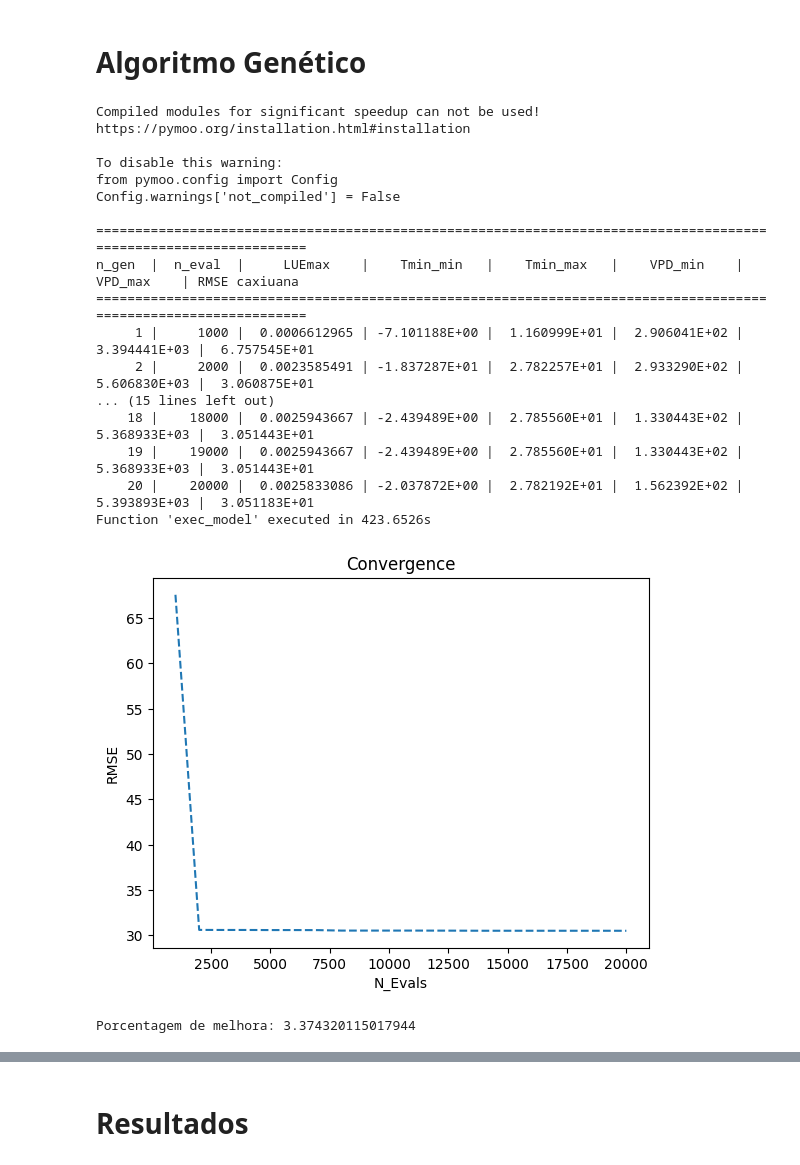
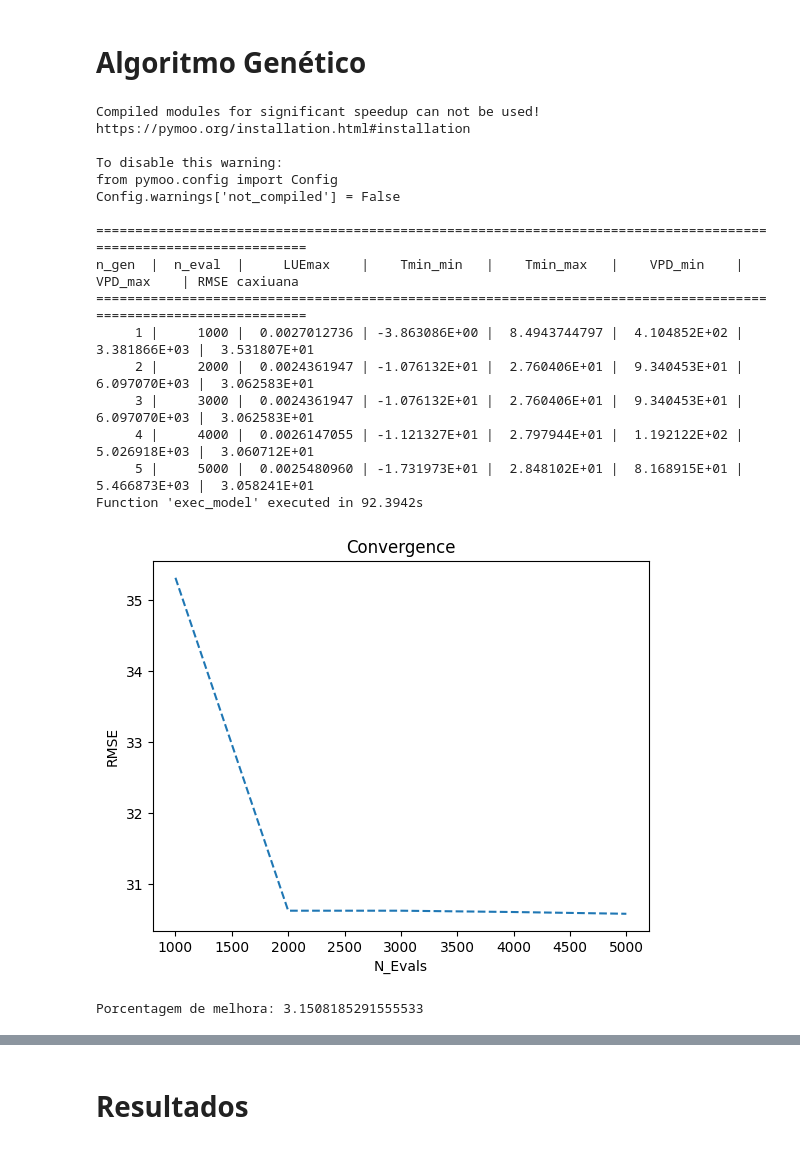
Before and after one commit to leotamasauskas/Enhancing-Satellite-Based-Estimations-of-Carbon-Flux-in-Caxiuan-Forest-Using-Artificial-Intelligence, a Jupyter notebook: main.ipynb, the cells around one changed output, grey strips where cells are left out. Cells and saved outputs as stored; diff of their text form; code cells hidden in the pictures.

```diff
--- a/main.ipynb
+++ b/main.ipynb
@@ -368,48 +368,47 @@ def exec_model():
     # Execute a otimização
     res = minimize(problem,
                    algorithm,
-                   ('n_gen', 20),
+                   ('n_gen', 5),
                    seed=2,
                    output=MyOutput(),
                    callback=callback,
                    save_history=False,
                    verbose=True)
     return res
 
 res = exec_model()
 
 #Plotando o gráfico de convergência
 plt.title("Convergence")
 plt.plot(callback.n_evals, callback.opt, "--")
 plt.ylabel("RMSE")
 plt.xlabel("N_Evals")
 
 plt.show()
 #plt.savefig("convergence.png", dpi=300)
 
 rmse_GA = res.algorithm.callback.opt[-1][0]
 melhor_params = res.algorithm.opt[0].X
 print(f'Porcentagem de melhora: {-((rmse_GA - rmse_mod_caxiuana) / rmse_mod_caxiuana) * 100}')
 # %% [output]
 Compiled modules for significant speedup can not be used!
 https://pymoo.org/installation.html#installation
 
 To disable this warning:
 from pymoo.config import Config
 Config.warnings['not_compiled'] = False
 
 =================================================================================================================
 n_gen  |  n_eval  |     LUEmax    |    Tmin_min   |    Tmin_max   |    VPD_min    |    VPD_max    | RMSE caxiuana
 =================================================================================================================
-     1 |     1000 |  0.0006612965 | -7.101188E+00 |  1.160999E+01 |  2.906041E+02 |  3.394441E+03 |  6.757545E+01
-     2 |     2000 |  0.0023585491 | -1.837287E+01 |  2.782257E+01 |  2.933290E+02 |  5.606830E+03 |  3.060875E+01
-... (15 lines left out)
-    18 |    18000 |  0.0025943667 | -2.439489E+00 |  2.785560E+01 |  1.330443E+02 |  5.368933E+03 |  3.051443E+01
-    19 |    19000 |  0.0025943667 | -2.439489E+00 |  2.785560E+01 |  1.330443E+02 |  5.368933E+03 |  3.051443E+01
-    20 |    20000 |  0.0025833086 | -2.037872E+00 |  2.782192E+01 |  1.562392E+02 |  5.393893E+03 |  3.051183E+01
-Function 'exec_model' executed in 423.6526s
+     1 |     1000 |  0.0027012736 | -3.863086E+00 |  8.4943744797 |  4.104852E+02 |  3.381866E+03 |  3.531807E+01
+     2 |     2000 |  0.0024361947 | -1.076132E+01 |  2.760406E+01 |  9.340453E+01 |  6.097070E+03 |  3.062583E+01
+     3 |     3000 |  0.0024361947 | -1.076132E+01 |  2.760406E+01 |  9.340453E+01 |  6.097070E+03 |  3.062583E+01
+     4 |     4000 |  0.0026147055 | -1.121327E+01 |  2.797944E+01 |  1.192122E+02 |  5.026918E+03 |  3.060712E+01
+     5 |     5000 |  0.0025480960 | -1.731973E+01 |  2.848102E+01 |  8.168915E+01 |  5.466873E+03 |  3.058241E+01
+Function 'exec_model' executed in 92.3942s
-[figure, old version]
+[figure, new version]
-Porcentagem de melhora: 3.374320115017944
+Porcentagem de melhora: 3.1508185291555533
 # %%
 # Plotando o gráfico de convergência em relação ao número de gerações
 plt.figure(figsize=(10, 6))
```
Also changed, not shown: parts of 8 cells of this notebook.
